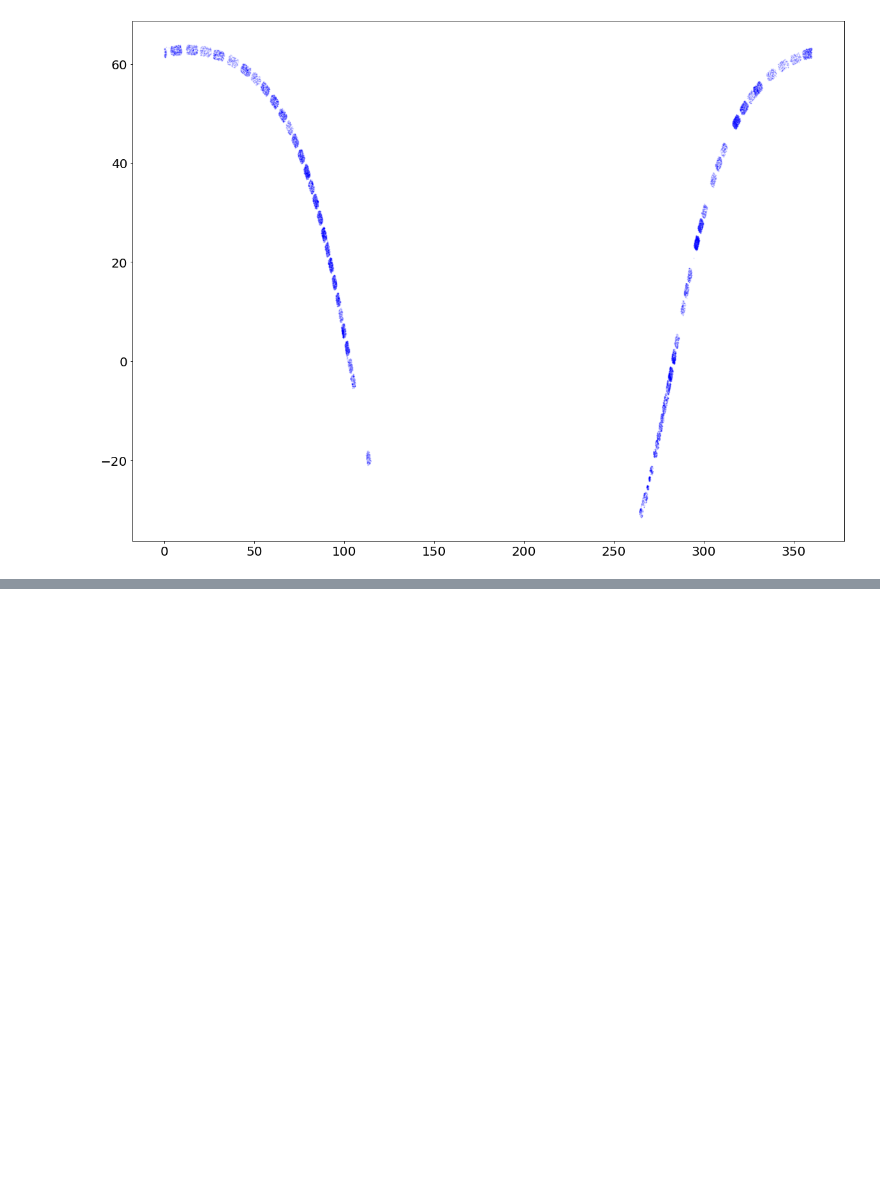
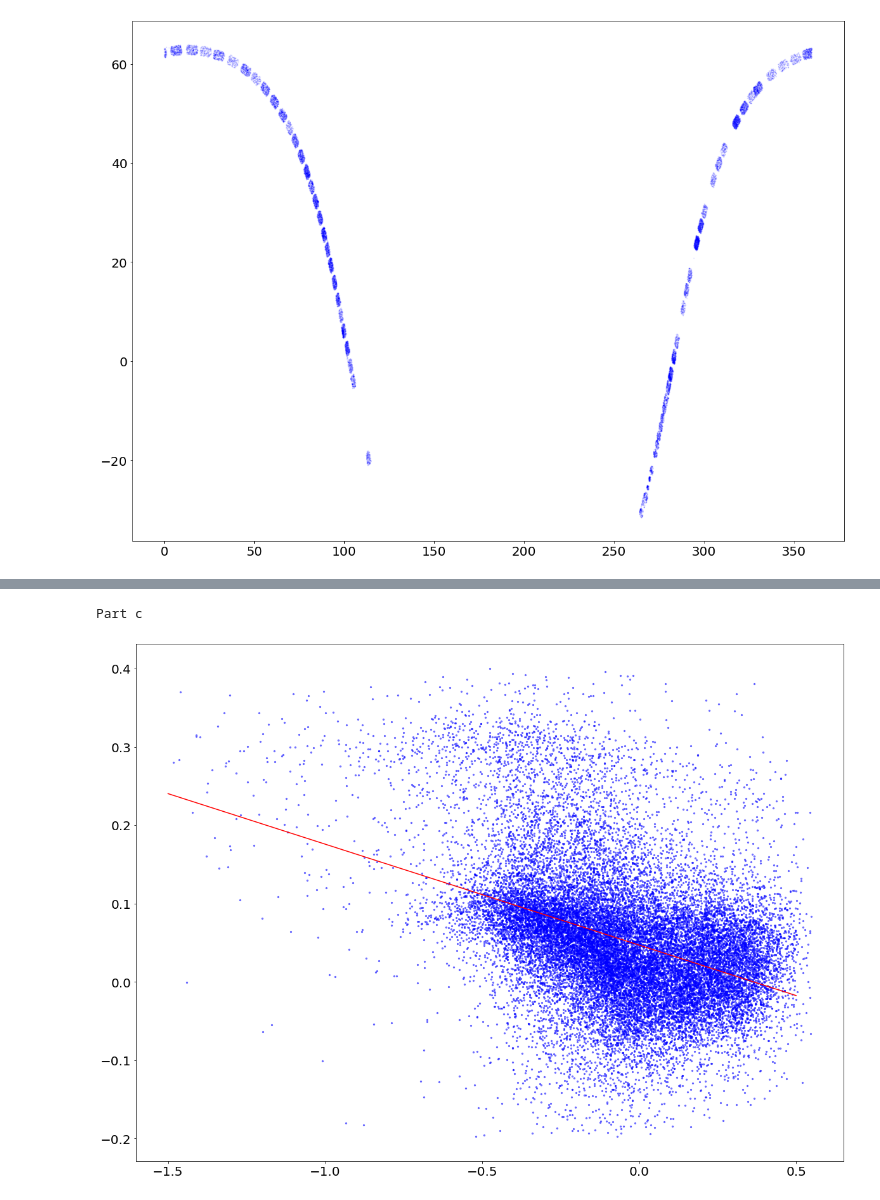
Before and after one commit to maranatadadet/Matt, a Jupyter notebook: Homework 9.ipynb, the cells around one changed output, grey strips where cells are left out. Cells and saved outputs as stored; diff of their text form; code cells hidden in the pictures; blank space fills up the shorter version.

```diff
--- a/Homework 9.ipynb
+++ b/Homework 9.ipynb
@@ -244,55 +246,58 @@ plt.show()
 # %%
 print ('Part c')
 # READ IN FITS FILES
 star_hdus = fits.open('allStar-l31c.2.fits')
 star = star_hdus[1].data
 #print(star_hdus[1].columns)
 star_hdus.close()
 
 # TWO BITWISE FLAGS FOR BAD DATA
 badbits = 2**23        # aspcapstar flag - Chemistry
 suspectbits = 2**16    # star flag - Stellar parameters
 
 gd2 = (np.bitwise_and(star['aspcapflag'], badbits) == 0) &\
      (np.bitwise_and(star['starflag'], suspectbits) == 0) &\
-     ((star['GLAT']< -2) & (star['GLAT']> 2)) &\
-     (star['FE_H'] > -9999) & (star['FE_H'] < 9999) &\
-     (star['O_FE'] < 9999) & (star['O_FE'] > - 9999)
+     ((star['GLAT']> -2) & (star['GLAT']< 2)) &\
+     (star['FE_H'] > -1.5) & (star['FE_H'] < 0.55) &\
+     (star['O_FE'] < 0.4) & (star['O_FE'] > - 0.2)
 
 good2 = np.where(gd2)[0]
 
 fig = plt.figure(figsize=(20,15))
-ax = fig.add_subplot(111)
-ax.scatter(star['FE_H'][good1],star['O_FE'][good1],s=1,c='b',alpha=0.1)
+ax1 = fig.add_subplot(111)
+ax1.scatter(star['FE_H'][good2],star['O_FE'][good2],s=5,c='b',alpha=0.5)
 
-ax.xaxis.set_tick_params(labelsize=20)
-ax.yaxis.set_tick_params(labelsize=20)
+ax1.xaxis.set_tick_params(labelsize=20)
+ax1.yaxis.set_tick_params(labelsize=20)
 
 # LINEAR MC FIT
-#def mcFitLine(x, y, x_err, y_err):
-#    slopes = list()
-#    y_ints = list()
-#    iters = 500
-#    for i in range(iters):
+def mcFitLine(x, y, x_err, y_err):
+    slopes = list()
+    y_ints = list()
+    iters = 500
+    for i in range(iters):
         # remember random normal distribution (Gaussian)
-#        weightx = np.random.randn(len(x))
-#        weighty = np.random.randn(len(y))
+        weightx = np.random.randn(len(x))
+        weighty = np.random.randn(len(y))
 
-#        x_adj = x + x_err*weightx
-#        y_adj = y + y_err*weighty
+        x_adj = x + x_err*weightx
+        y_adj = y + y_err*weighty
 
-       # params, cov = opt.curve_fit(linear, x_adj, y_adj)
- #       slopes.append(params[0])
-       # y_ints.append(params[1])
+        params, cov = opt.curve_fit(linear, x_adj, y_adj)
+        slopes.append(params[0])
+        y_ints.append(params[1])
 
-   # return [np.mean(slopes), np.mean(y_ints)], [np.std(slopes), np.std(y_ints)]
+    return [np.mean(slopes), np.mean(y_ints)], [np.std(slopes), np.std(y_ints)]
 
-#popt,pcov = mcFitLine(star['FE_H'][good2], star['O_FE'][good2], star['FE_H_ERR'][good2], star['O_FE_ERR'][good2])
+popt,pcov = mcFitLine(star['FE_H'][good2], star['O_FE'][good2], star['FE_H_ERR'][good2], star['O_FE_ERR'][good2])
 
-#xplot1 = np.arange(-2.5,0.7,0.1)
-#ax.plot(xplot1,linear(xplot1,popt[0],popt[1]), c='r')
+xplot1 = np.arange(-1.5,0.7,0.5)
+ax1.plot(xplot1,linear(xplot1,popt[0],popt[1]), c='r')
 
 plt.show()
+# %% [output]
+Part c
+[figure, added]
 # %%
 print ('Part d')
 # READ IN FITS FILES
```
Also changed, not shown: parts of 5 cells of this notebook.
